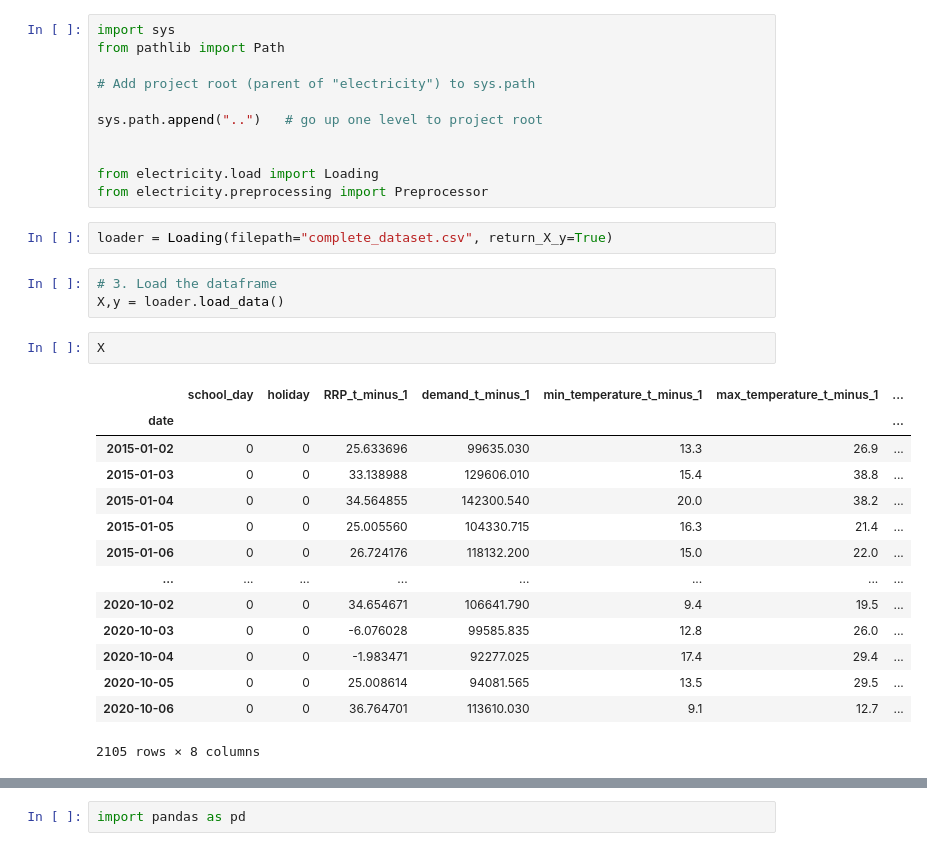
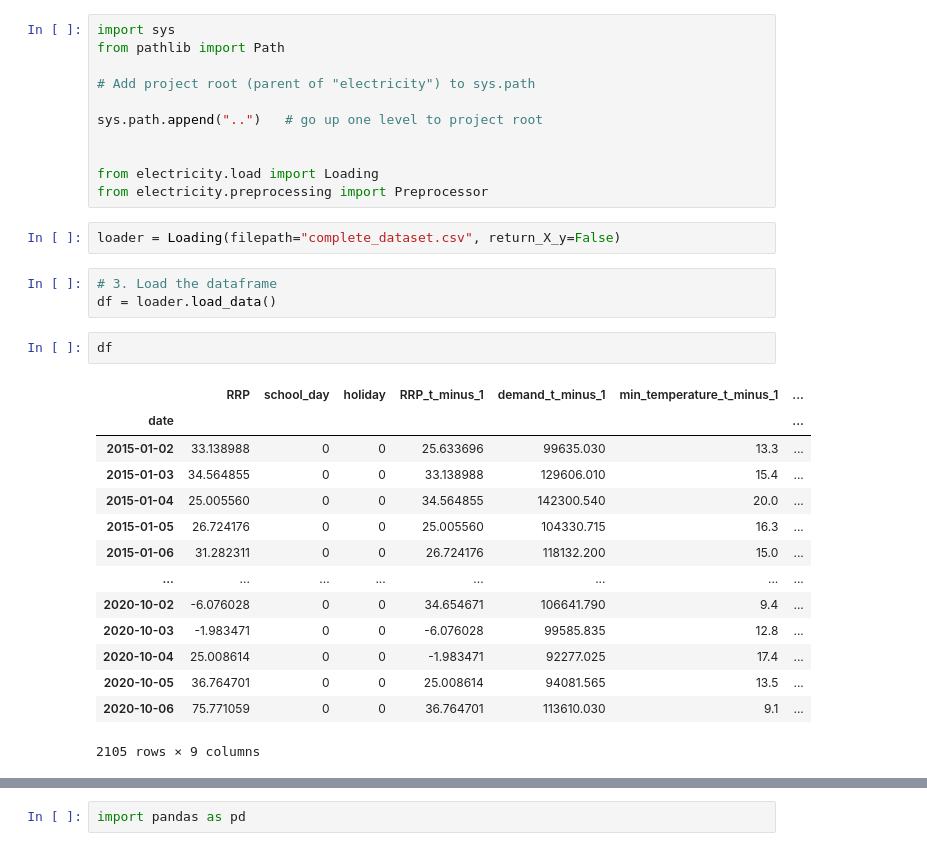
Before and after one commit to KierenElijaSchmidt/electricity, a Jupyter notebook: notebooks/kieren_notebook.ipynb, the cells around one changed output, grey strips where cells are left out. Drawn from its saved outputs; the diff is of its cells as text.

```diff
--- a/notebooks/kieren_notebook.ipynb
+++ b/notebooks/kieren_notebook.ipynb
@@ -12,24 +12,24 @@ sys.path.append("..")   # go up one level to project root
 from electricity.load import Loading
 from electricity.preprocessing import Preprocessor
 # %%
-loader = Loading(filepath="complete_dataset.csv", return_X_y=True)
+loader = Loading(filepath="complete_dataset.csv", return_X_y=False)
 # %%
 # 3. Load the dataframe
-X,y = loader.load_data()
+df = loader.load_data()
 # %%
-X
+df
 # %% [output]
-|  | school_day | holiday | RRP_t_minus_1 | demand_t_minus_1 | min_temperature_t_minus_1 | max_temperature_t_minus_1 | ... |
+|  | RRP | school_day | holiday | RRP_t_minus_1 | demand_t_minus_1 | min_temperature_t_minus_1 | ... |
 | date |  |  |  |  |  |  | ... |
-| 2015-01-02 | 0 | 0 | 25.633696 | 99635.030 | 13.3 | 26.9 | ... |
-| 2015-01-03 | 0 | 0 | 33.138988 | 129606.010 | 15.4 | 38.8 | ... |
-| 2015-01-04 | 0 | 0 | 34.564855 | 142300.540 | 20.0 | 38.2 | ... |
-| 2015-01-05 | 0 | 0 | 25.005560 | 104330.715 | 16.3 | 21.4 | ... |
-| 2015-01-06 | 0 | 0 | 26.724176 | 118132.200 | 15.0 | 22.0 | ... |
+| 2015-01-02 | 33.138988 | 0 | 0 | 25.633696 | 99635.030 | 13.3 | ... |
+| 2015-01-03 | 34.564855 | 0 | 0 | 33.138988 | 129606.010 | 15.4 | ... |
+| 2015-01-04 | 25.005560 | 0 | 0 | 34.564855 | 142300.540 | 20.0 | ... |
+| 2015-01-05 | 26.724176 | 0 | 0 | 25.005560 | 104330.715 | 16.3 | ... |
+| 2015-01-06 | 31.282311 | 0 | 0 | 26.724176 | 118132.200 | 15.0 | ... |
 | ... | ... | ... | ... | ... | ... | ... | ... |
-| 2020-10-02 | 0 | 0 | 34.654671 | 106641.790 | 9.4 | 19.5 | ... |
-| 2020-10-03 | 0 | 0 | -6.076028 | 99585.835 | 12.8 | 26.0 | ... |
-| 2020-10-04 | 0 | 0 | -1.983471 | 92277.025 | 17.4 | 29.4 | ... |
-| 2020-10-05 | 0 | 0 | 25.008614 | 94081.565 | 13.5 | 29.5 | ... |
-| 2020-10-06 | 0 | 0 | 36.764701 | 113610.030 | 9.1 | 12.7 | ... |
+| 2020-10-02 | -6.076028 | 0 | 0 | 34.654671 | 106641.790 | 9.4 | ... |
+| 2020-10-03 | -1.983471 | 0 | 0 | -6.076028 | 99585.835 | 12.8 | ... |
+| 2020-10-04 | 25.008614 | 0 | 0 | -1.983471 | 92277.025 | 17.4 | ... |
+| 2020-10-05 | 36.764701 | 0 | 0 | 25.008614 | 94081.565 | 13.5 | ... |
+| 2020-10-06 | 75.771059 | 0 | 0 | 36.764701 | 113610.030 | 9.1 | ... |
-2105 rows × 8 columns
+2105 rows × 9 columns
```
Also changed, not shown: parts of 38 cells of this notebook, 1 other file.
